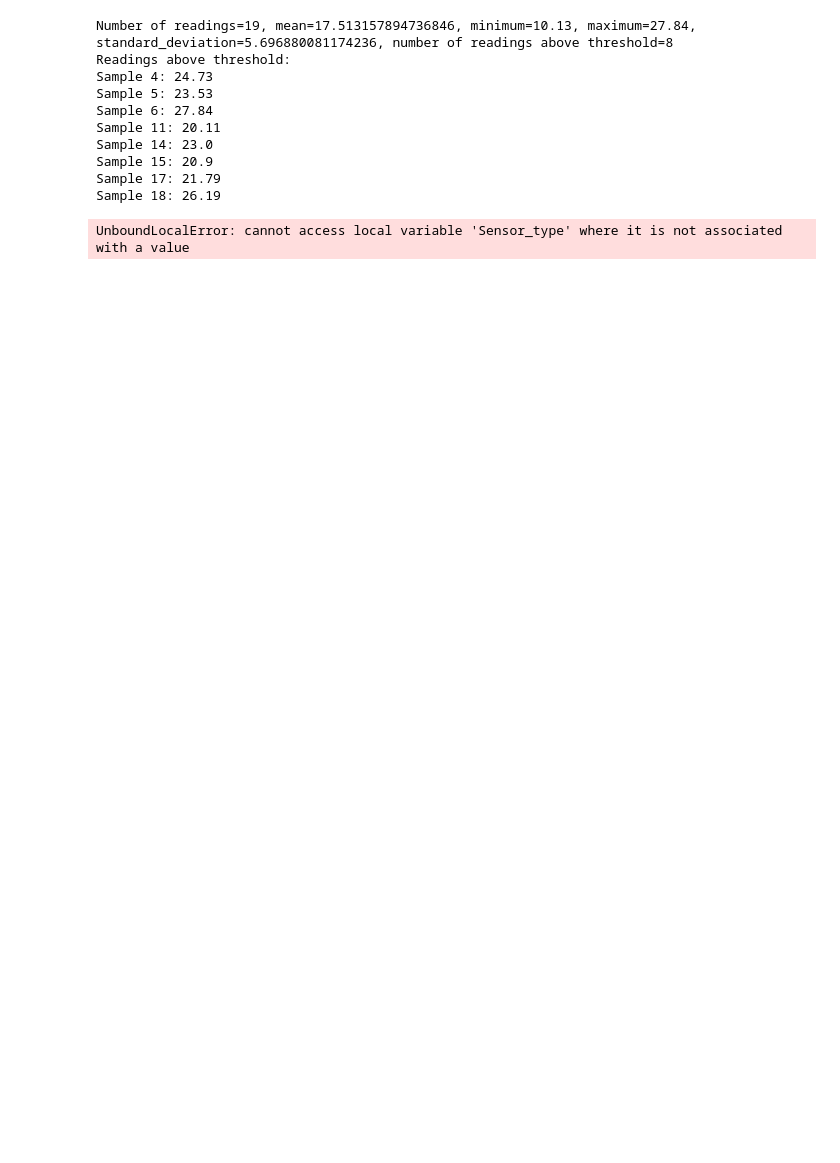
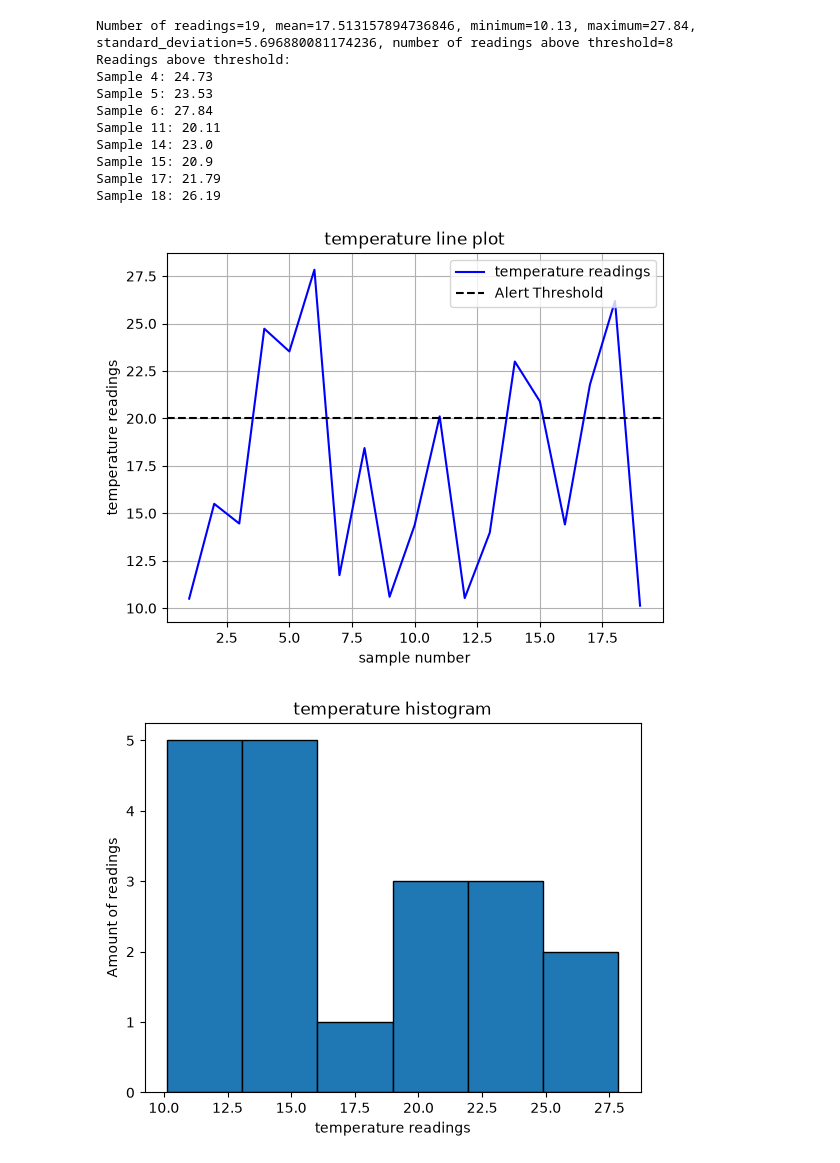
Before and after one commit to super9chriss/python, a Jupyter notebook: assignment 1.ipynb, the cells around one changed output. Cells and saved outputs as stored; diff of their text form; code cells hidden in the pictures; blank space fills up the shorter version.

```diff
--- a/assignment 1.ipynb
+++ b/assignment 1.ipynb
@@ -48,15 +48,17 @@ def load_readings(filename):
     readings = []
 
     with open(filename, "r", newline="", encoding="utf-8") as file:
-        next(file)
+        first_line = next(file).strip()
+        sensor_type = first_line.replace("Sensor Type: ", "")
+
         reader = csv.DictReader(file)
 
         Alert_threshold = float(next(reader)["alert_threshold"])
-
+        readings.append(float(next(reader)["readings"]))
         for row in reader:
             readings.append(float(row["readings"]))
 
-    return readings, Alert_threshold
+    return readings, Alert_threshold, sensor_type
 
 def calculate_statistics(readings, Alert_threshold):
     number_of_readings = len(readings)
@@ -72,43 +74,60 @@ def calculate_statistics(readings, Alert_threshold):
         print(f"Sample {sample_number}: {reading}")
     return number_of_readings, mean, min, max, std_dev, amount_above_threshold
 
-def plot_readings(readings, sample_number, Sensor_type):
+def plot_readings(readings, sample_number, Sensor_type, Alert_threshold):
     fig, ax = plt.subplots()
-    ax.plot(sample_number, readings)
+
+    ax.plot(sample_number, readings, label=f'{Sensor_type} readings', color="blue")
+
+    plt.axhline(Alert_threshold, linestyle="--", label="Alert Threshold", color="black")
 
     ax.set(xlabel='sample number', ylabel=f'{Sensor_type} readings',
-       title='Readings line plot')
+       title=f'{Sensor_type} line plot')
     ax.grid()
+    plt.legend()
+    fig.savefig("Line_Plot.png")
 
-    fig.savefig("test.png")
     plt.show()
+
+def plot_histogram(readings, Sensor_type):
+    n_bins = 'auto'
+
+    fig, axs = plt.subplots()
+    axs.hist(readings, bins=n_bins, edgecolor="black")
+    axs.set(xlabel=f'{Sensor_type} readings', ylabel='Amount of readings',
+           title=f'{Sensor_type} histogram')
+    fig.savefig("Histogram.png")
+    plt.show()
+
 
 def main():
     if input("Do you want to load readings from a file? (yes/no): ").strip().lower() == "yes":
         filename = input("Enter the filename to load readings from: ")
-        readings, Alert_threshold = load_readings(filename)
+        readings, Alert_threshold, Sensor_type = load_readings(filename)
 
     else:
         values = get_user_input()
         Sensor_type, Number_of_readings, Min_value, Max_value, Alert_threshold = values
         readings = generate_readings(Number_of_readings, Min_value, Max_value)
         save_readings("readings.csv", readings, Sensor_type, Min_value, Max_value, Alert_threshold)
 
-    statistics = calculate_statistics(readings, Alert_threshold)
+    calculate_statistics(readings, Alert_threshold)
     sample_number = list(range(1, len(readings) + 1))
-    plot_readings(readings,sample_number, Sensor_type)
+    plot_readings(readings,sample_number, Sensor_type, Alert_threshold)
+    plot_histogram(readings, Sensor_type)
 
 if __name__ == "__main__":
     main()
 # %% [output]
 Number of readings=19, mean=17.513157894736846, minimum=10.13, maximum=27.84, standard_deviation=5.696880081174236, number of readings above threshold=8
 Readings above threshold:
 Sample 4: 24.73
 Sample 5: 23.53
 Sample 6: 27.84
 Sample 11: 20.11
 Sample 14: 23.0
 Sample 15: 20.9
 Sample 17: 21.79
 Sample 18: 26.19
-UnboundLocalError: cannot access local variable 'Sensor_type' where it is not associated with a value
+[figure, added]
+[figure, added]
```
Also changed, not shown: 4 other files.
